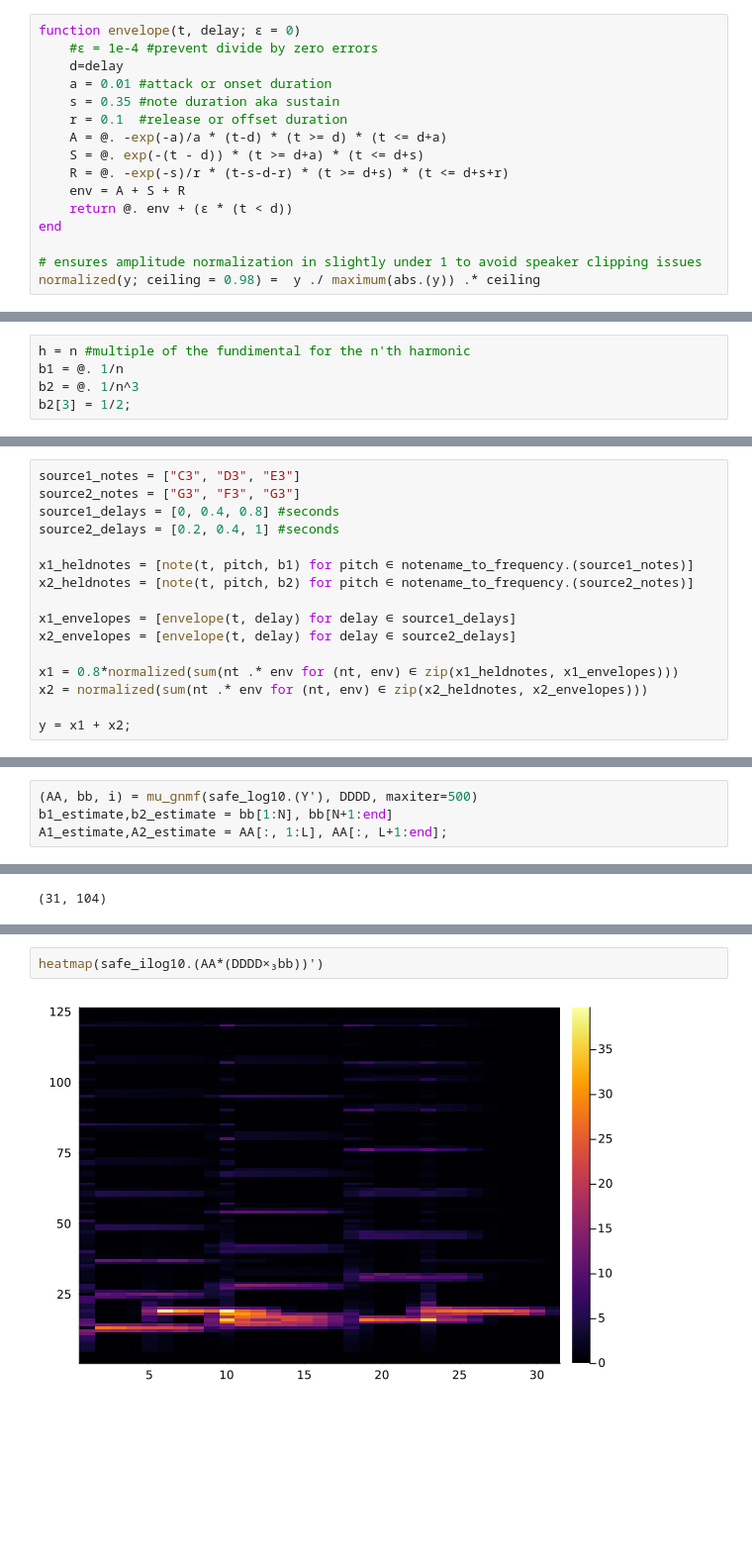
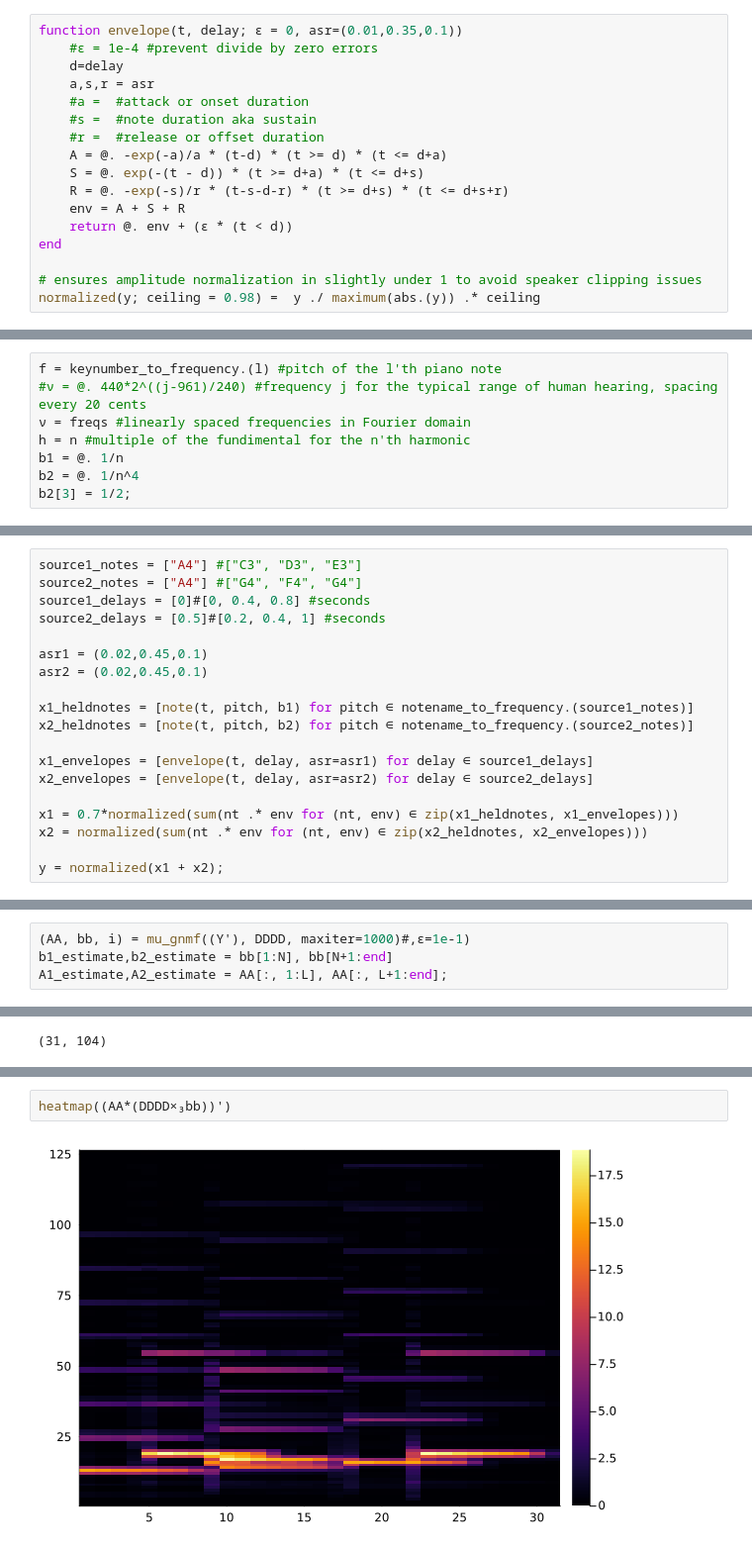
Before and after one commit to njericha/Deep-Unrolling-NTF, a Jupyter notebook: gnmf_music.ipynb, the cells around one changed output, grey strips where cells are left out. Shown at 99% size. Saved outputs shown, nothing was run; the diff lists cells and outputs as text; blank space fills up the shorter version.

```diff
--- a/gnmf_music.ipynb
+++ b/gnmf_music.ipynb
@@ -43,12 +47,13 @@ end
 # %% [output]
 mu_gnmf (generic function with 1 method)
 # %%
-function envelope(t, delay; ϵ = 0)
+function envelope(t, delay; ϵ = 0, asr=(0.01,0.35,0.1))
     #ϵ = 1e-4 #prevent divide by zero errors
     d=delay
-    a = 0.01 #attack or onset duration
-    s = 0.35 #note duration aka sustain
-    r = 0.1  #release or offset duration
+    a,s,r = asr
+    #a =  #attack or onset duration
+    #s =  #note duration aka sustain
+    #r =  #release or offset duration
     A = @. -exp(-a)/a * (t-d) * (t >= d) * (t <= d+a)
     S = @. exp(-(t - d)) * (t >= d+a) * (t <= d+s)
     R = @. -exp(-s)/r * (t-s-d-r) * (t >= d+s) * (t <= d+s+r)
@@ -115,7 +168,10 @@ n = 1:N
 # %% [output]
 1:8
 # %%
+f = keynumber_to_frequency.(l) #pitch of the l'th piano note
+#ν = @. 440*2^((j-961)/240) #frequency j for the typical range of human hearing, spacing every 20 cents
+ν = freqs #linearly spaced frequencies in Fourier domain
 h = n #multiple of the fundimental for the n'th harmonic
 b1 = @. 1/n
-b2 = @. 1/n^3
+b2 = @. 1/n^4
 b2[3] = 1/2;
@@ -172,19 +178,22 @@ notename_to_frequency (generic function with 1 method)
 # %%
-source1_notes = ["C3", "D3", "E3"]
-source2_notes = ["G3", "F3", "G3"]
-source1_delays = [0, 0.4, 0.8] #seconds
-source2_delays = [0.2, 0.4, 1] #seconds
+source1_notes = ["A4"] #["C3", "D3", "E3"]
+source2_notes = ["A4"] #["G4", "F4", "G4"]
+source1_delays = [0]#[0, 0.4, 0.8] #seconds
+source2_delays = [0.5]#[0.2, 0.4, 1] #seconds
+
+asr1 = (0.02,0.45,0.1)
+asr2 = (0.02,0.45,0.1)
 
 x1_heldnotes = [note(t, pitch, b1) for pitch ∈ notename_to_frequency.(source1_notes)]
 x2_heldnotes = [note(t, pitch, b2) for pitch ∈ notename_to_frequency.(source2_notes)]
 
-x1_envelopes = [envelope(t, delay) for delay ∈ source1_delays]
-x2_envelopes = [envelope(t, delay) for delay ∈ source2_delays]
+x1_envelopes = [envelope(t, delay, asr=asr1) for delay ∈ source1_delays]
+x2_envelopes = [envelope(t, delay, asr=asr2) for delay ∈ source2_delays]
 
-x1 = 0.8*normalized(sum(nt .* env for (nt, env) ∈ zip(x1_heldnotes, x1_envelopes)))
+x1 = 0.7*normalized(sum(nt .* env for (nt, env) ∈ zip(x1_heldnotes, x1_envelopes)))
 x2 = normalized(sum(nt .* env for (nt, env) ∈ zip(x2_heldnotes, x2_envelopes)))
 
-y = x1 + x2;
+y = normalized(x1 + x2);
 # %%
 plot(t,y)
 # %% [output]
@@ -238,7 +248,7 @@ heatmap(safe_log10.(Y))
 # %% [output]
 [figure]
 # %%
-(AA, bb, i) = mu_gnmf(safe_log10.(Y'), DDDD, maxiter=500)
+(AA, bb, i) = mu_gnmf((Y'), DDDD, maxiter=1000)#,ϵ=1e-1)
 b1_estimate,b2_estimate = bb[1:N], bb[N+1:end]
 A1_estimate,A2_estimate = AA[:, 1:L], AA[:, L+1:end];
 # %%
@@ -266,5 +276,5 @@ heatmap(X1_estimate + X2_estimate)
 # %%
-heatmap(safe_ilog10.(AA*(DDDD×₃bb))')
+heatmap((AA*(DDDD×₃bb))')
 # %% [output]
-[figure, old version]
+[figure, new version]
 # %%
```
Also changed, not shown: parts of 36 cells of this notebook.
